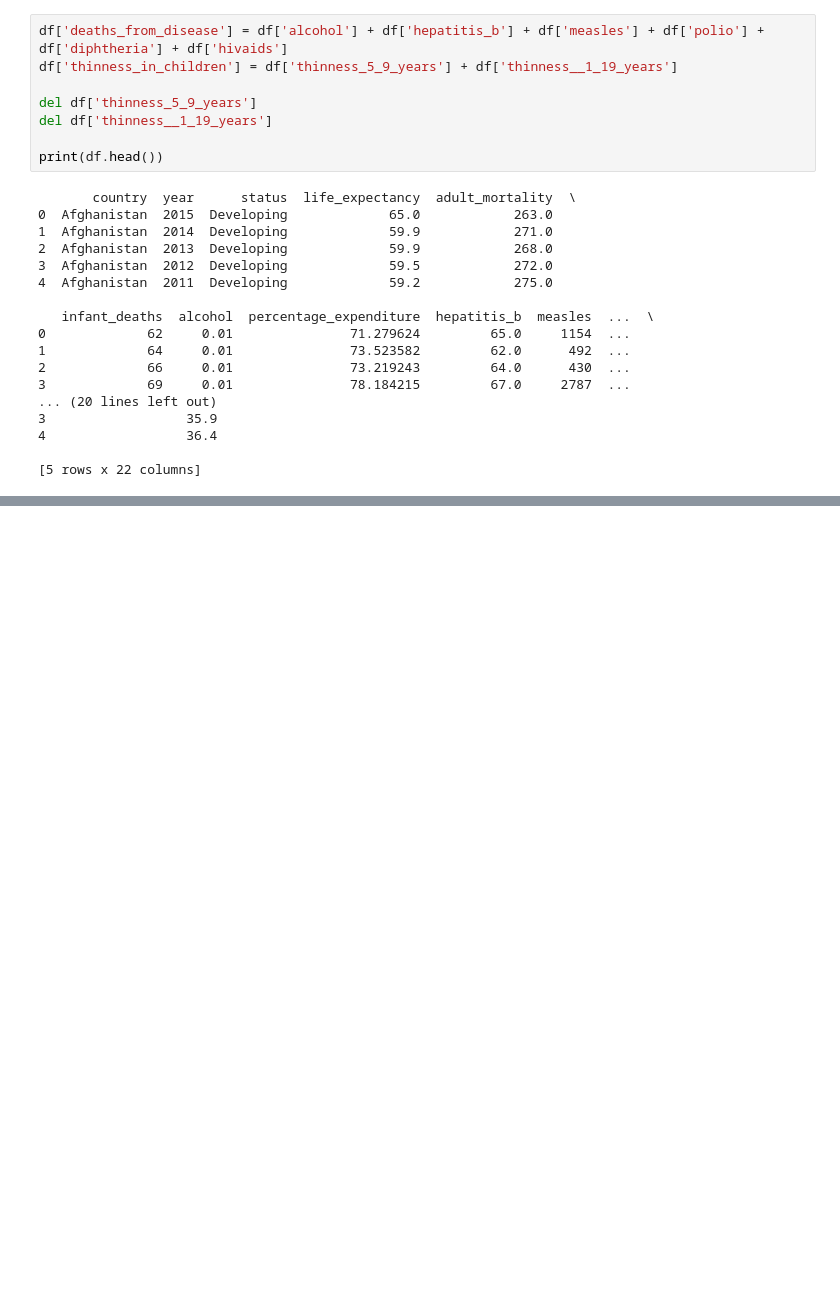
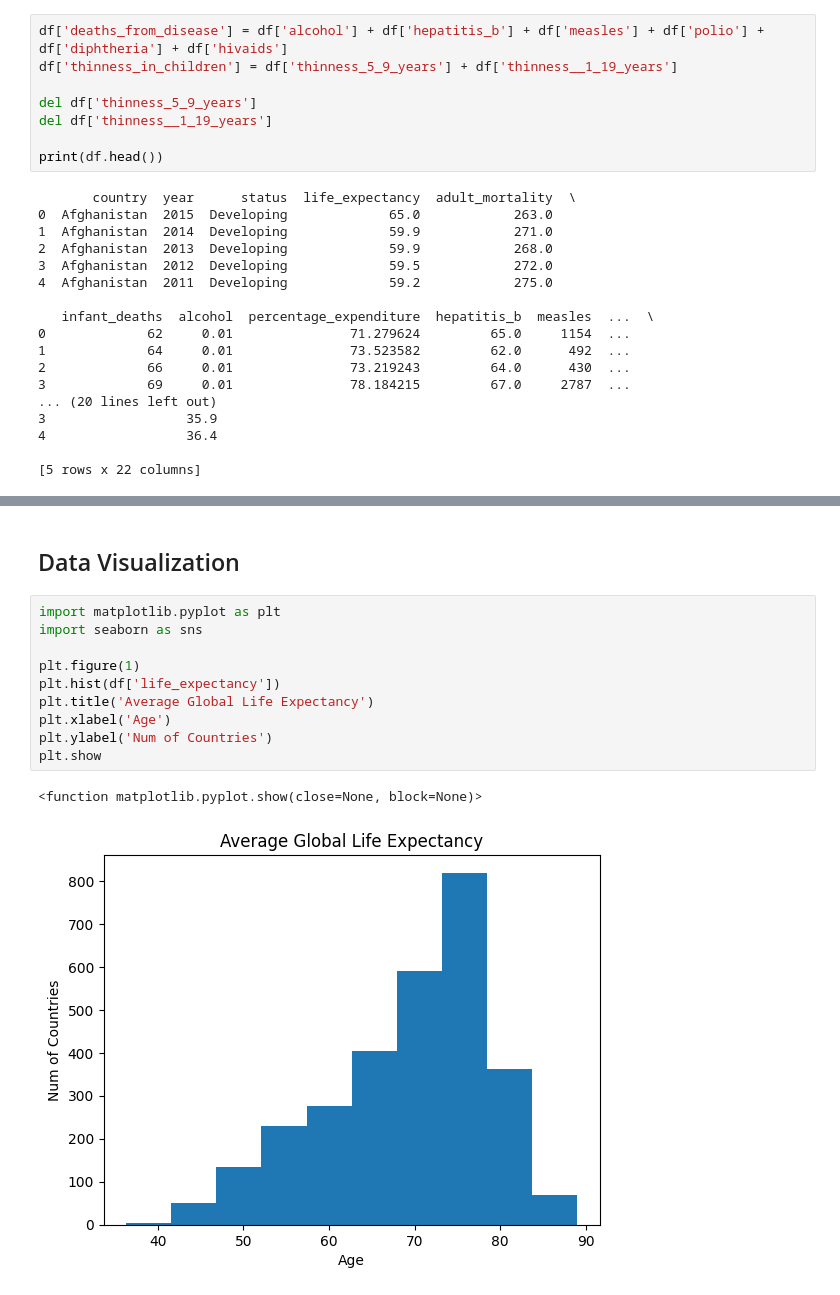
Before and after one commit to gjmessino/python-homework, a Jupyter notebook: ctd-python-data-pipeline.ipynb, the cells around one changed output, grey strips where cells are left out. Drawn from its saved outputs; the diff is of its cells as text; blank space fills up the shorter version.

Commit message:
added data visualizations

```diff
--- a/ctd-python-data-pipeline.ipynb
+++ b/ctd-python-data-pipeline.ipynb
@@ -178,0 +200,15 @@ results = df.groupby('year').agg({'life_expectancy' : ['mean', 'min', 'max']})
+# %% [markdown]
+## Data Visualization
+# %%
+import matplotlib.pyplot as plt
+import seaborn as sns
+
+plt.figure(1)
+plt.hist(df['life_expectancy'])
+plt.title('Average Global Life Expectancy')
+plt.xlabel('Age')
+plt.ylabel('Num of Countries')
+plt.show
+# %% [output]
+<function matplotlib.pyplot.show(close=None, block=None)>
+[figure, added]
```
Also changed, not shown: parts of 8 cells of this notebook.
